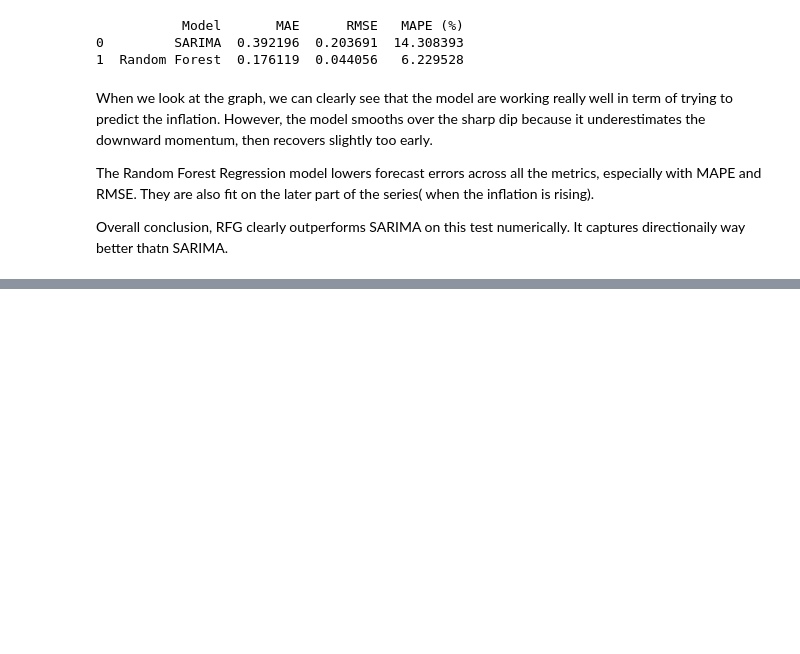
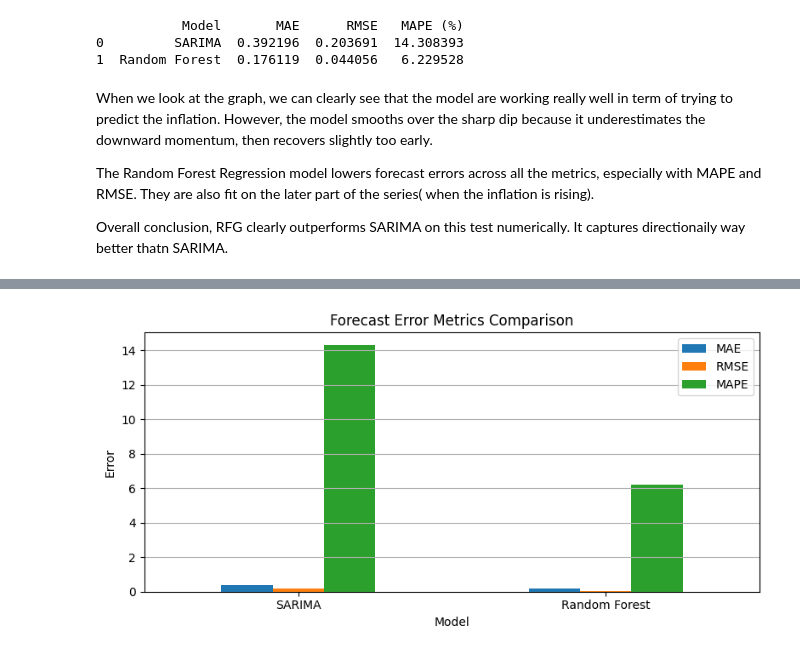
Before and after one commit to nguyen010103/us-consumer-spending-inflation, a Jupyter notebook: notebook/Prediction_01.ipynb, the cells around one changed output, grey strips where cells are left out. Cells and saved outputs as stored; diff of their text form; code cells hidden in the pictures; blank space fills up the shorter version.

```diff
--- a/notebook/Prediction_01.ipynb
+++ b/notebook/Prediction_01.ipynb
@@ -248,0 +266,19 @@ Overall conclusion, RFG clearly outperforms SARIMA on this test numerically. It
+# %%
+
+metrics_df = pd.DataFrame({
+    'Model': ['SARIMA', 'Random Forest'],
+    'MAE': [mae_srm, mae_rf],
+    'RMSE': [rmse_srm, rmse_rf],
+    'MAPE': [mape_srm, mape_rf]
+})
+
+metrics_df.set_index('Model').plot(kind='bar', figsize=(8, 4))
+plt.title("Forecast Error Metrics Comparison")
+plt.ylabel("Error")
+plt.xticks(rotation=0)
+plt.grid(axis='y')
+plt.tight_layout()
+plt.savefig("/Users/anhnguyendo/Documents/Python machine learning/US CPI project/us-consumer-spending-inflation/figures/forecast_error_metrics.png")
+plt.show()
+# %% [output]
+[figure, added]
```
Also changed, not shown: parts of 3 cells of this notebook.
